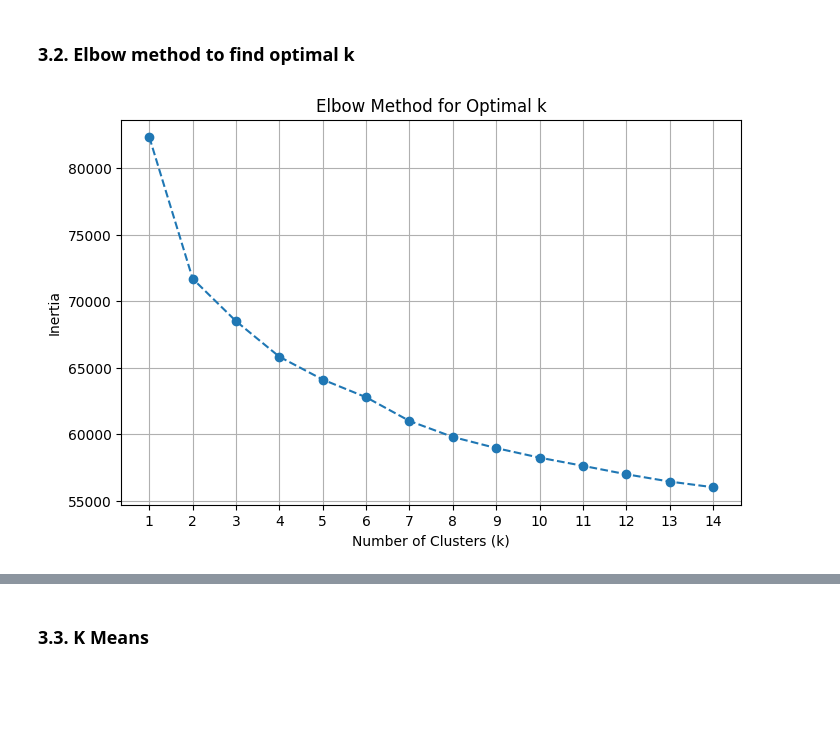
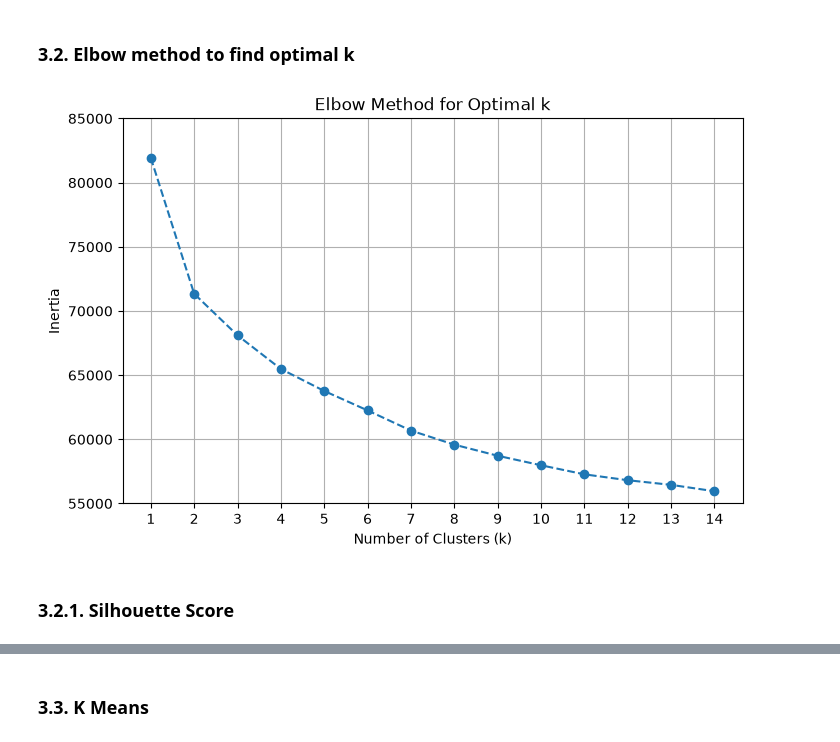
Before and after one commit to zzwhoops-home/super-selector, a Jupyter notebook: notebooks/clustering_analysis_4group.ipynb, the cells around one changed output, grey strips where cells are left out. Drawn from its saved outputs; the diff is of its cells as text; code cells hidden in the pictures; blank space fills up the shorter version.

Commit message:
Add silhouette score, update notebook

```diff
--- a/notebooks/clustering_analysis_4group.ipynb
+++ b/notebooks/clustering_analysis_4group.ipynb
@@ -46,8 +46,12 @@ We can select all entries from the DB based on the associated test name which I'
 # %%
 ASSESSMENT_TITLE = "What Motivates Me? with Spartan"
 
+# also get data only before 10/9/25 12 AM ET/4 AM UTC
 query = {
-    "assessment_title": ASSESSMENT_TITLE
+    "assessment_title": ASSESSMENT_TITLE,
+    "datetime": {
+        "$lt": "2025-10-08T04:00:00.000Z"
+    }
 }
 
 # a projection that filters the assessment data to only return passion values, because those are the only data we care about
@@ -121,21 +125,33 @@ scaled_results = scaler.fit_transform(np_results)
 # %% [markdown]
 ### 3.2. Elbow method to find optimal k
 # %%
+from sklearn.metrics import silhouette_score
+
 inertia_results = []
+silhouette_scores = []
 k_vals = range(1, 15)
 
+# fit multiple kmeans models, include silhouette scores
 for k in k_vals:
     kmeans = KMeans(n_clusters=k, random_state=0, n_init="auto")
     kmeans.fit(scaled_results)
+    # silhouette score is only defined for k > 1
+    if (k > 1):
+        silhouette_scores.append(silhouette_score(scaled_results, kmeans.labels_))
     inertia_results.append(kmeans.inertia_)
 
 plt.figure(figsize=(8, 5))
 plt.plot(k_vals, inertia_results, marker='o', linestyle='--')
 plt.title('Elbow Method for Optimal k')
 plt.xlabel('Number of Clusters (k)')
 plt.ylabel('Inertia')
+# set y-axis range
+plt.ylim(55000, 85000)
 plt.xticks(k_vals)
 plt.grid(True)
+plt.savefig('elbow_method.png', transparent=True, bbox_inches='tight', pad_inches=0.1)
 plt.show()
 # %% [output]
-[figure, old version]
+[figure, new version]
+# %% [markdown]
+### 3.2.1. Silhouette Score
```
Also changed, not shown: parts of 10 cells of this notebook, 3 other files.
